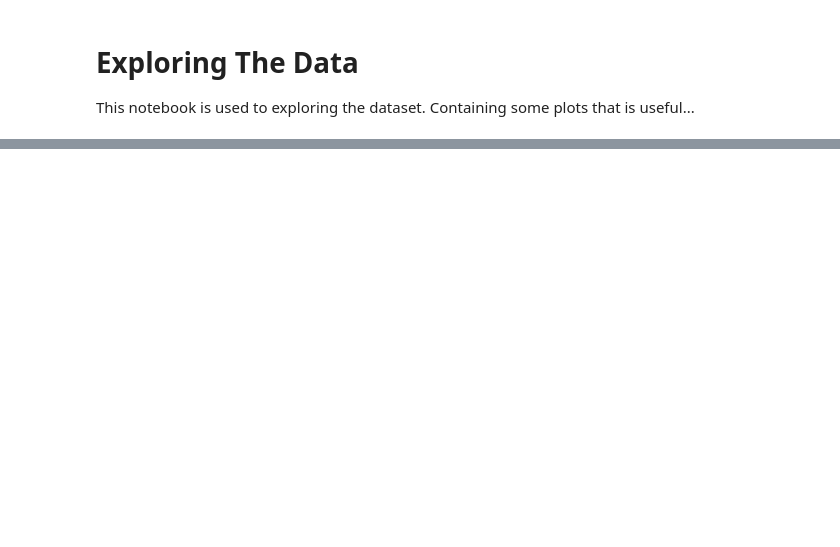
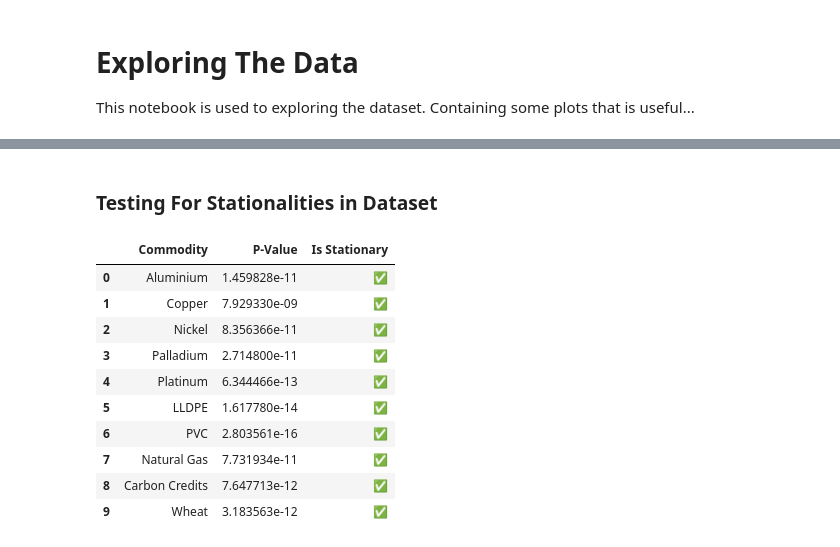
Before and after one commit to Phutoast/commodity-prices-prediction, a Jupyter notebook: explore_data_plot.ipynb, the cells around one changed output, grey strips where cells are left out. Cells and saved outputs as stored; diff of their text form; code cells hidden in the pictures; blank space fills up the shorter version.

```diff
--- a/explore_data_plot.ipynb
+++ b/explore_data_plot.ipynb
@@ -53,0 +25,16 @@ load_metal_data("carbon")
+# %% [markdown]
+### Testing For Stationalities in Dataset
+# %%
+explore_data.stationary_test(False)
+# %% [output]
+|  | Commodity | P-Value | Is Stationary |
+| 0 | Aluminium | 1.459828e-11 | ✅ |
+| 1 | Copper | 7.929330e-09 | ✅ |
+| 2 | Nickel | 8.356366e-11 | ✅ |
+| 3 | Palladium | 2.714800e-11 | ✅ |
+| 4 | Platinum | 6.344466e-13 | ✅ |
+| 5 | LLDPE | 1.617780e-14 | ✅ |
+| 6 | PVC | 2.803561e-16 | ✅ |
+| 7 | Natural Gas | 7.731934e-11 | ✅ |
+| 8 | Carbon Credits | 7.647713e-12 | ✅ |
+| 9 | Wheat | 3.183563e-12 | ✅ |
```
Also changed, not shown: parts of 11 cells of this notebook, 35 other files.
